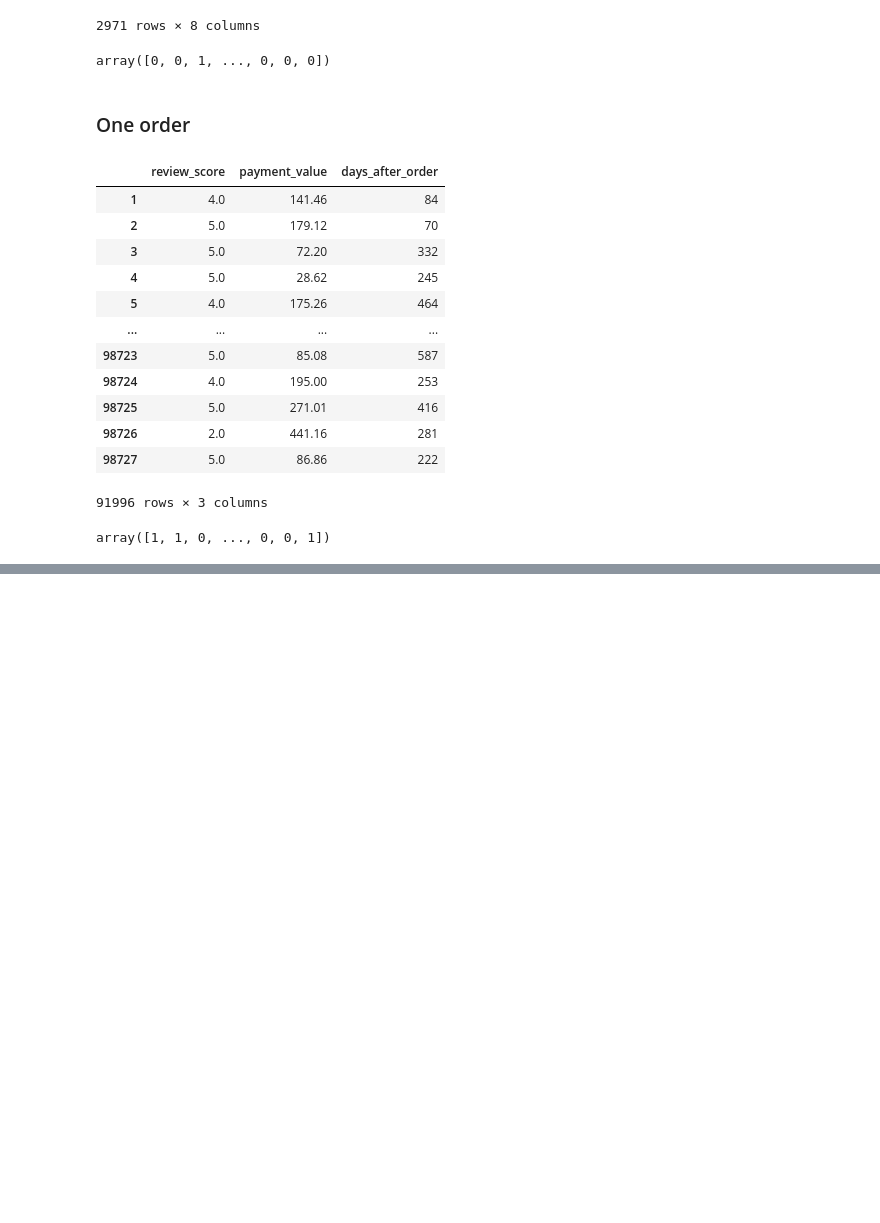
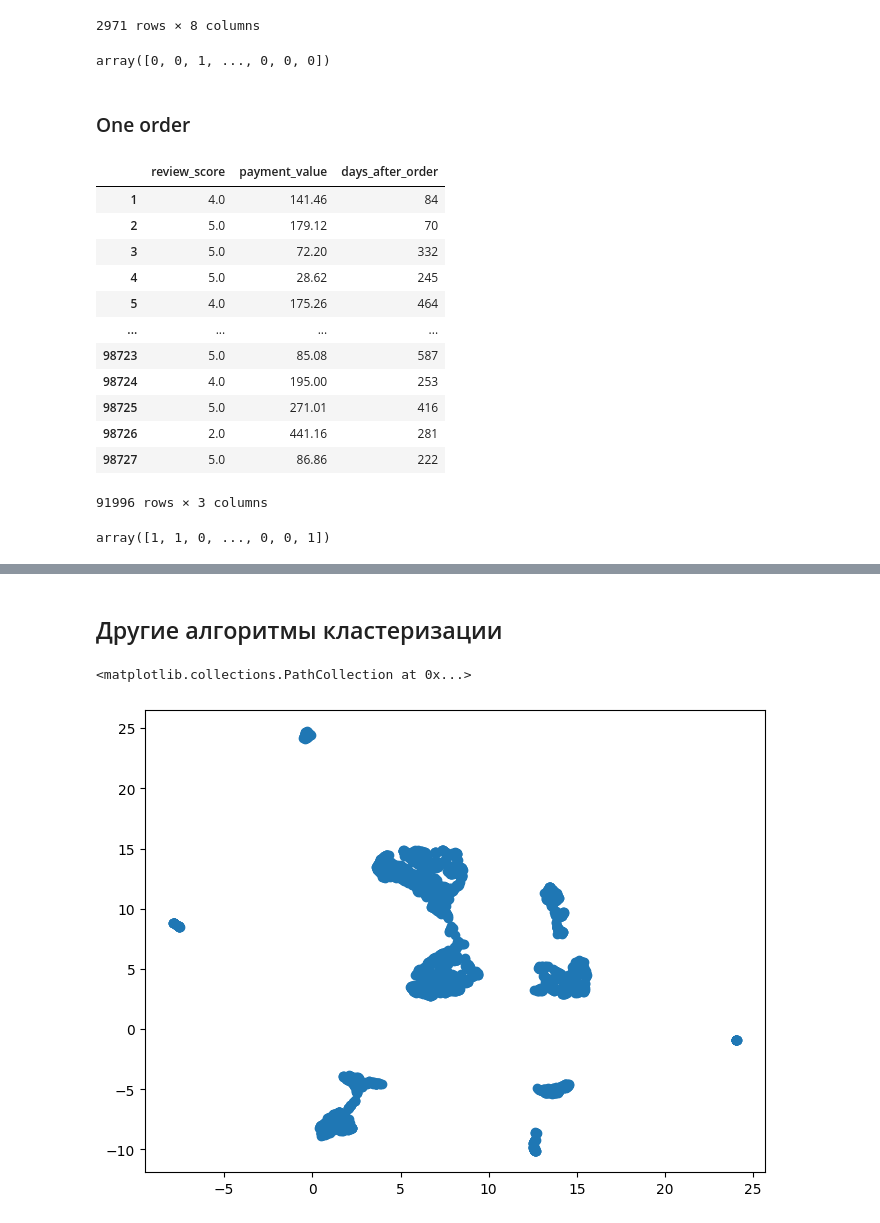
Before and after one commit to barly13/rostelecom_hackathon_dev, a Jupyter notebook: ml/MLfit.ipynb, the cells around one changed output, grey strips where cells are left out. Cells and saved outputs as stored; diff of their text form; code cells hidden in the pictures; blank space fills up the shorter version.

```diff
--- a/ml/MLfit.ipynb
+++ b/ml/MLfit.ipynb
@@ -470,0 +786,5 @@ array([1, 1, 0, ..., 0, 0, 1])
+# %%
+tmp = dataset.groupby('customer_unique_id').count().reset_index()
+id_with_1_order = tmp[tmp['review_score'] == 1]['customer_unique_id'].values
+one_order = dataset[dataset['customer_unique_id'].isin(id_with_1_order)]
+several_orders = dataset[~dataset['customer_unique_id'].isin(id_with_1_order)]
@@ -470,0 +990,4 @@ array([1, 1, 0, ..., 0, 0, 1])
+# %%
+geo = pd.read_csv('mean_zip.csv')
+geo.drop(columns=['city', 'state'], inplace=True)
+geo
@@ -470,0 +1008,22 @@ array([1, 1, 0, ..., 0, 0, 1])
+# %%
+dataset_for_clusterisation = several_orders.copy()
+dataset_for_clusterisation.drop(columns=['customer_id', 'count', 'same', 'order_purchase_timestamp'], inplace=True)
+dataset_for_clusterisation = dataset_for_clusterisation.merge(geo, how='left', left_on='seller_zip_code_prefix', right_on='geolocation_zip_code_prefix').drop(columns=['seller_zip_code_prefix', 'geolocation_zip_code_prefix'])
+dataset_for_clusterisation = dataset_for_clusterisation.rename(columns={'lat_d_mean':'s_lat_d', 'lng_d_mean':'s_lng_d'})
+dataset_for_clusterisation = dataset_for_clusterisation.merge(geo, how='left', left_on='customer_zip_code_prefix', right_on='geolocation_zip_code_prefix').drop(columns=['customer_zip_code_prefix', 'geolocation_zip_code_prefix'])
+dataset_for_clusterisation = dataset_for_clusterisation.rename(columns={'lat_d_mean':'c_lat_d', 'lng_d_mean':'c_lng_d'})
+mask = dataset_for_clusterisation[['s_lat_d', 's_lng_d', 'c_lat_d', 'c_lng_d']].isna().any(axis=1)
+dataset_for_clusterisation.loc[mask, ['s_lat_d', 's_lng_d', 'c_lat_d', 'c_lng_d']] = 0, 0, 0, 0
+dataset_for_clusterisation['distance'] = ((dataset_for_clusterisation['s_lat_d'] - dataset_for_clusterisation['c_lat_d'])**2 + (dataset_for_clusterisation['s_lng_d'] - dataset_for_clusterisation['c_lng_d'])**2)**0.5
+dataset_for_clusterisation.drop(columns=['s_lat_d', 's_lng_d', 'c_lat_d', 'c_lng_d'], inplace=True)
+dataset_for_clusterisation = dataset_for_clusterisation.groupby('customer_unique_id').agg(dist=('distance', 'mean'), score=('review_score', 'mean'), cat=('upper_category', lambda x: max(np.unique(x, return_counts=True)[0])))
+dataset_for_clusterisation = dataset_for_clusterisation.reset_index()
+dataset_for_clusterisation = dataset_for_clusterisation.merge(rfm, how='inner', on='customer_unique_id')
+dataset_for_clusterisation = dataset_for_clusterisation.merge(classified_customers[['id', 'class']], how='left', left_on='customer_unique_id', right_on='id')
+# %%
+#X = pd.get_dummies(dataset_for_clusterisation, columns=['cat'], dtype = float).drop(columns=['customer_unique_id', 'id', 'class'])
+X = dataset_for_clusterisation.drop(columns=['customer_unique_id', 'id', 'class'])
+#X = X.astype(np.float64)
+Y = dataset_for_clusterisation[['customer_unique_id', 'class']]
+display(X)
+display(Y)
@@ -470,0 +1230,18 @@ array([1, 1, 0, ..., 0, 0, 1])
+# %% [markdown]
+## Другие алгоритмы кластеризации
+# %%
+np_train = X.drop(columns=['cat']).to_numpy()
+sscaler = StandardScaler()
+sscaler.fit(np_train)
+np_train = sscaler.transform(np_train)
+
+umap_model = umap.UMAP(n_components=2)
+X_umap = umap_model.fit_transform(np_train, state=0)
+
+plt.figure(figsize=(8, 6))
+# for key, val in d.items():
+#   plt.scatter(X_umap[val, 0], X_umap[val, 1])
+plt.scatter(X_umap[:, 0], X_umap[:, 1], )
+# %% [output]
+<matplotlib.collections.PathCollection at 0x...>
+[figure, added]
```
Also changed, not shown: parts of 51 cells of this notebook, 9 other files.
